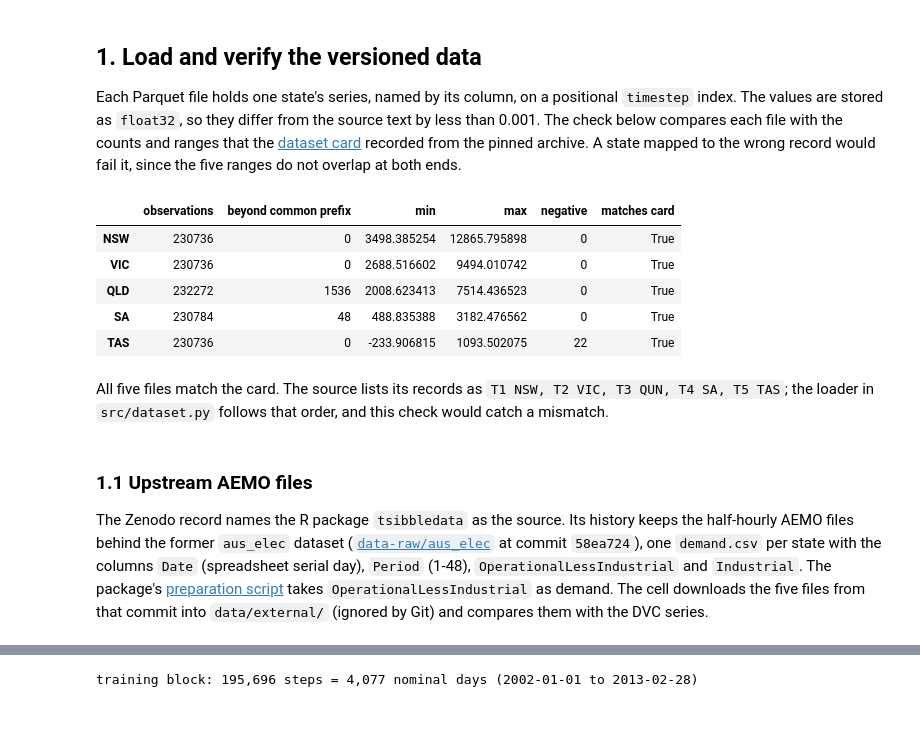
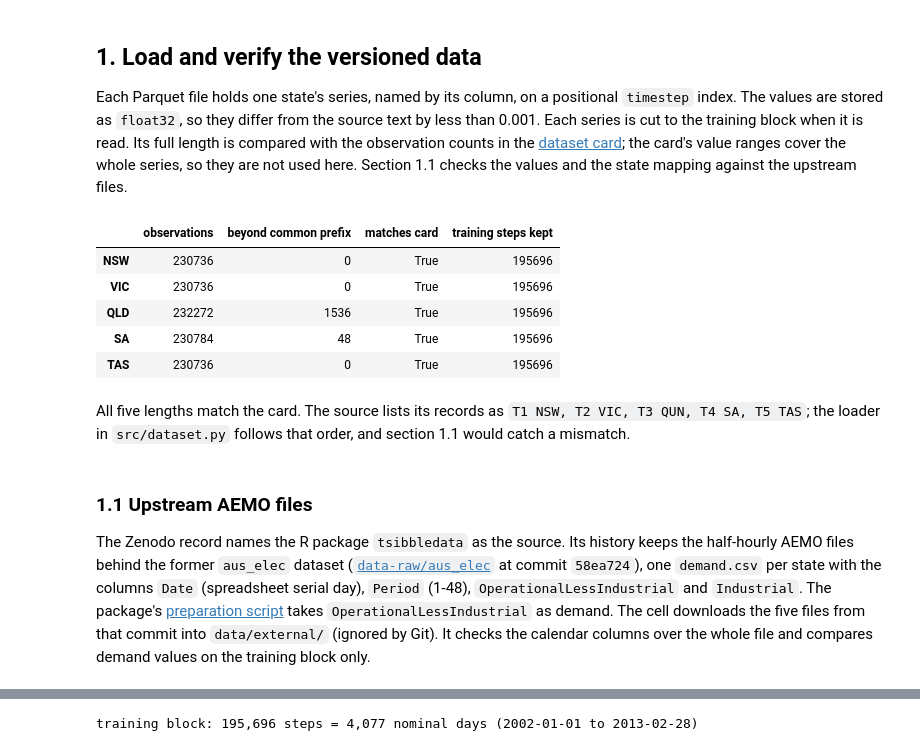
Before and after one commit to mlops-2627q1-mds-upc/MLOps_Endesa, a Jupyter notebook: notebooks/1.0-pp-demand-eda.ipynb, the cells around one changed output, grey strips where cells are left out. Saved outputs shown, nothing was run; the diff lists cells and outputs as text; code cells hidden in the pictures; blank space fills up the shorter version.

```diff
--- a/notebooks/1.0-pp-demand-eda.ipynb
+++ b/notebooks/1.0-pp-demand-eda.ipynb
@@ -66,49 +67,43 @@ def save(fig, name):
 
 Each Parquet file holds one state's series, named by its column, on a positional
 `timestep` index. The values are stored as `float32`, so they differ from the source text
-by less than 0.001. The check below compares each file with the counts and ranges that
-the [dataset card](../docs/DATASET_CARD.md) recorded from the pinned archive. A state
-mapped to the wrong record would fail it, since the five ranges do not overlap at both ends.
+by less than 0.001. Each series is cut to the training block when it is read. Its full
+length is compared with the observation counts in the [dataset card](../docs/DATASET_CARD.md);
+the card's value ranges cover the whole series, so they are not used here. Section 1.1
+checks the values and the state mapping against the upstream files.
 # %%
-# Observations, minimum, maximum and negatives recorded in the dataset card.
-CARD = {
-    "NSW": (230_736, 3_498.38527, 12_865.79582, 0),
-    "VIC": (230_736, 2_688.51661, 9_494.01099, 0),
-    "QLD": (232_272, 2_008.62345, 7_514.43652, 0),
-    "SA": (230_784, 488.83538, 3_182.47665, 0),
-    "TAS": (230_736, -233.90682, 1_093.50213, 22),
-}
+# Observation counts per state recorded in the dataset card.
+CARD_LENGTH = {"NSW": 230_736, "VIC": 230_736, "QLD": 232_272, "SA": 230_784, "TAS": 230_736}
 
-raw = {}
+lengths, raw = {}, {}
 for state in STATES:
     frame = pd.read_parquet(RAW_DATA_DIR / f"{state}.parquet")
     assert list(frame.columns) == [state], frame.columns
-    raw[state] = frame[state].to_numpy(dtype=np.float64)
+    lengths[state] = len(frame)
+    raw[state] = frame[state].to_numpy(dtype=np.float64)[:TRAIN_END]  # training block only
+    del frame
 
 checks = pd.DataFrame({
     state: {
-        "observations": len(v),
-        "beyond common prefix": len(v) - COMMON_LENGTH,
-        "min": v.min(),
-        "max": v.max(),
-        "negative": int((v < 0).sum()),
-        "matches card": (len(v), int((v < 0).sum())) == (CARD[state][0], CARD[state][3])
-        and np.allclose([v.min(), v.max()], CARD[state][1:3], atol=1e-3),
+        "observations": lengths[state],
+        "beyond common prefix": lengths[state] - COMMON_LENGTH,
+        "matches card": lengths[state] == CARD_LENGTH[state],
+        "training steps kept": len(raw[state]),
     }
-    for state, v in raw.items()
+    for state in STATES
 }).T
 assert checks["matches card"].all(), checks
 checks
 # %% [output]
-|  | observations | beyond common prefix | min | max | negative | matches card |
-| NSW | 230736 | 0 | 3498.385254 | 12865.795898 | 0 | True |
-| VIC | 230736 | 0 | 2688.516602 | 9494.010742 | 0 | True |
-| QLD | 232272 | 1536 | 2008.623413 | 7514.436523 | 0 | True |
-| SA | 230784 | 48 | 488.835388 | 3182.476562 | 0 | True |
-| TAS | 230736 | 0 | -233.906815 | 1093.502075 | 22 | True |
+|  | observations | beyond common prefix | matches card | training steps kept |
+| NSW | 230736 | 0 | True | 195696 |
+| VIC | 230736 | 0 | True | 195696 |
+| QLD | 232272 | 1536 | True | 195696 |
+| SA | 230784 | 48 | True | 195696 |
+| TAS | 230736 | 0 | True | 195696 |
 # %% [markdown]
-All five files match the card. The source lists its records as `T1 NSW, T2 VIC, T3 QUN,
-T4 SA, T5 TAS`; the loader in `src/dataset.py` follows that order, and this check would
+All five lengths match the card. The source lists its records as `T1 NSW, T2 VIC, T3 QUN,
+T4 SA, T5 TAS`; the loader in `src/dataset.py` follows that order, and section 1.1 would
 catch a mismatch.
 # %% [markdown]
 ### 1.1 Upstream AEMO files
@@ -120,7 +115,8 @@ at commit `58ea724`), one `demand.csv` per state with the columns `Date` (spread
 serial day), `Period` (1-48), `OperationalLessIndustrial` and `Industrial`. The package's
 [preparation script](https://github.com/tidyverts/tsibbledata/blob/58ea72462a4b34c4d50c2223b217a891a3d9416c/data-raw/aus_elec/aus_elec.R)
 takes `OperationalLessIndustrial` as demand. The cell downloads the five files from that
-commit into `data/external/` (ignored by Git) and compares them with the DVC series.
+commit into `data/external/` (ignored by Git). It checks the calendar columns over the whole
+file and compares demand values on the training block only.
 # %%
 import urllib.request
 
```
Also changed, not shown: parts of 10 cells of this notebook, 1 other file.
